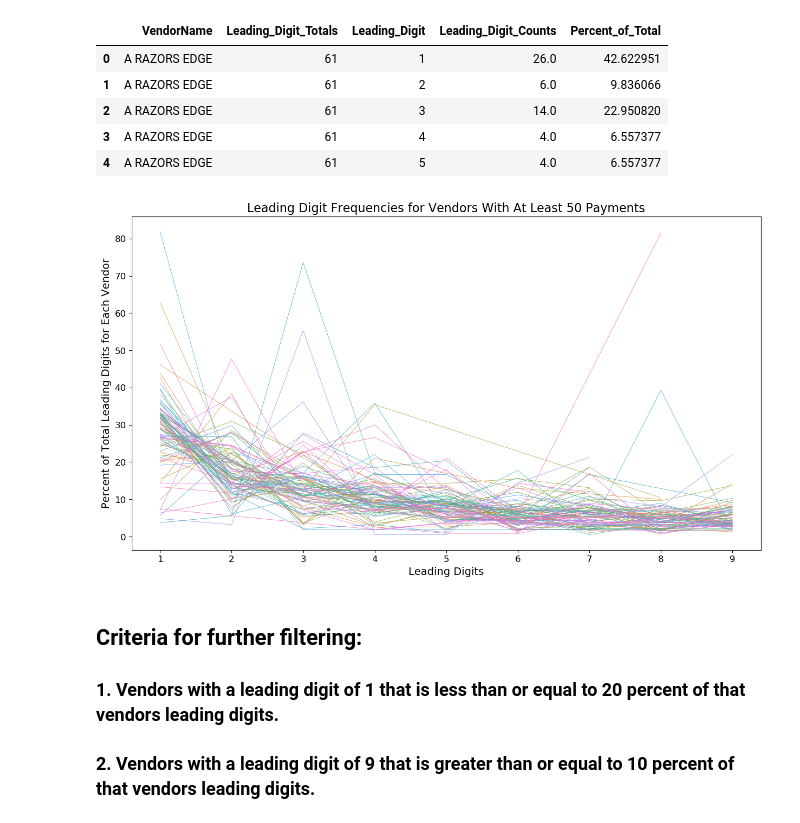
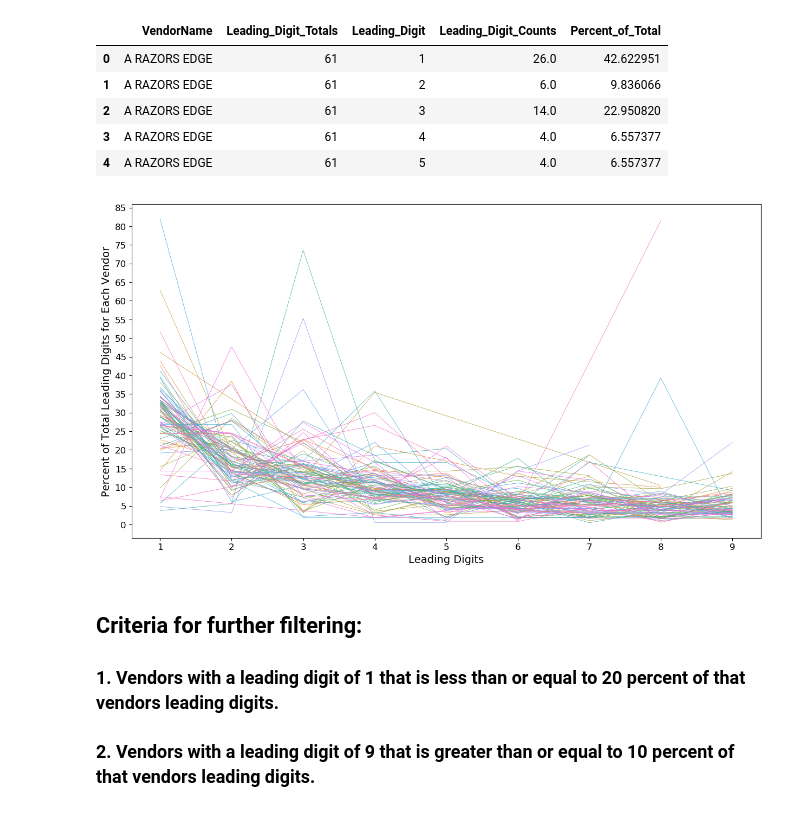
Before and after one commit to mrkjhsn/Vendor-Payments-City-of-Scottsdale, a Jupyter notebook: Fraud_Analysis_Benfords_Law.ipynb, the cells around one changed output. Saved outputs shown, nothing was run; the diff lists cells and outputs as text; code cells hidden in the pictures.

```diff
--- a/Fraud_Analysis_Benfords_Law.ipynb
+++ b/Fraud_Analysis_Benfords_Law.ipynb
@@ -184,7 +182,7 @@ scottsdale_benfords_long.head()
 | 3 | 4 | Scottsdale_Percent | 9.8 |
 | 4 | 5 | Scottsdale_Percent | 8.0 |
 # %%
-plt.rcParams["figure.figsize"] = [15, 7]
+plt.rcParams["figure.figsize"] = [15, 8]
 
 ax = sns.lineplot(x="Leading_Digit", \
                   y="value", \
@@ -194,12 +192,14 @@ ax = sns.lineplot(x="Leading_Digit", \
                   marker='o', \
                   markersize=12)
 
-plt.title("Benford's Law Graphed Against Scottsdale Vendor Payments",fontsize=20)
+# plt.title("Benford's Law Graphed Against Scottsdale Vendor Payments",fontsize=20)
 plt.xlabel("Leading Digits",fontsize=14)
 plt.ylabel("Percent of Total Leading Digits",fontsize=14)
 plt.tick_params(labelsize=12)
 plt.legend(fontsize=12)
 
 ax.xaxis.set_major_locator(matplotlib.ticker.MultipleLocator())
+ax.yaxis.set_major_locator(matplotlib.ticker.MultipleLocator(5))
+
 plt.savefig("visualizations/Benford's Law Graphed Against Scottsdale Vendor Payments.png")
 # %% [output]
@@ -297,22 +297,24 @@ all_data.head()
 # %%
 plt.style.use('default')
 fig = plt.figure(figsize=(15, 8))
 ax = sns.lineplot(x="Leading_Digit", \
                   y="Percent_of_Total", \
                   hue="VendorName", \
                   data=all_data, \
                   linewidth=.5, )
 
-plt.title("Leading Digit Frequencies for Vendors With At Least 50 Payments",fontsize=16)
+# plt.title("Leading Digit Frequencies for Vendors With At Least 50 Payments",fontsize=16)
 plt.xlabel("Leading Digits",fontsize=14)
 plt.ylabel("Percent of Total Leading Digits for Each Vendor",fontsize=14)
 plt.tick_params(labelsize=12)
 ax.get_legend().remove()
 
 ax.xaxis.set_major_locator(matplotlib.ticker.MultipleLocator())
+ax.yaxis.set_major_locator(matplotlib.ticker.MultipleLocator(5))
+
 plt.savefig("visualizations/Leading Digit Frequencies for Vendors With At Least 50 Payments.png")
 # %% [output]
-[figure, old version]
+[figure, new version]
 # %% [markdown]
 ## **Criteria for further filtering:**
 ### 1. Vendors with a leading digit of 1 that is less than or equal to 20 percent of that vendors leading digits.
```
Also changed, not shown: parts of 4 cells of this notebook.
